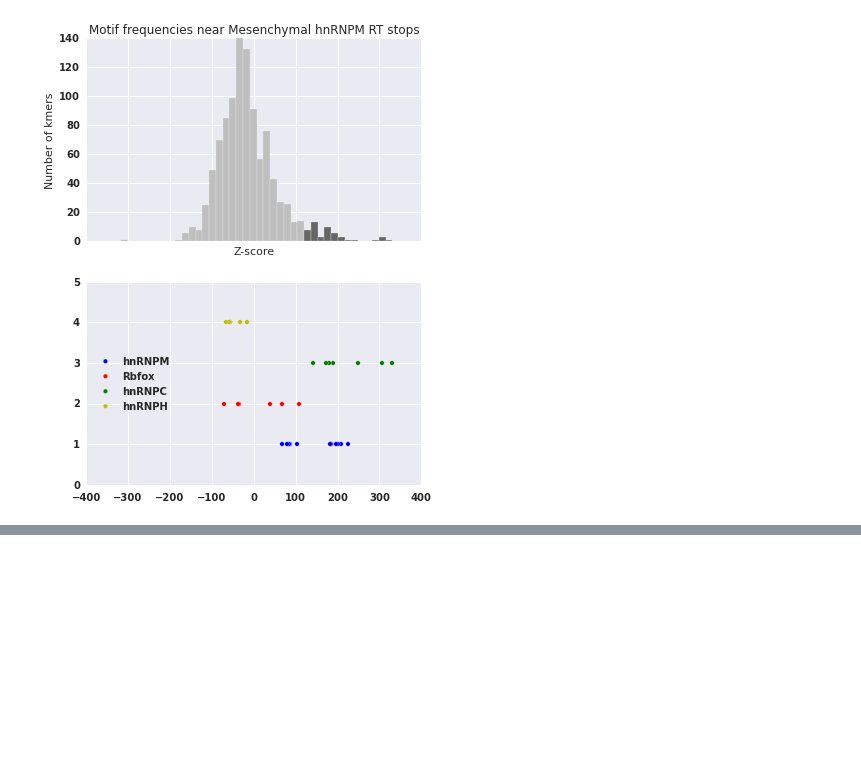
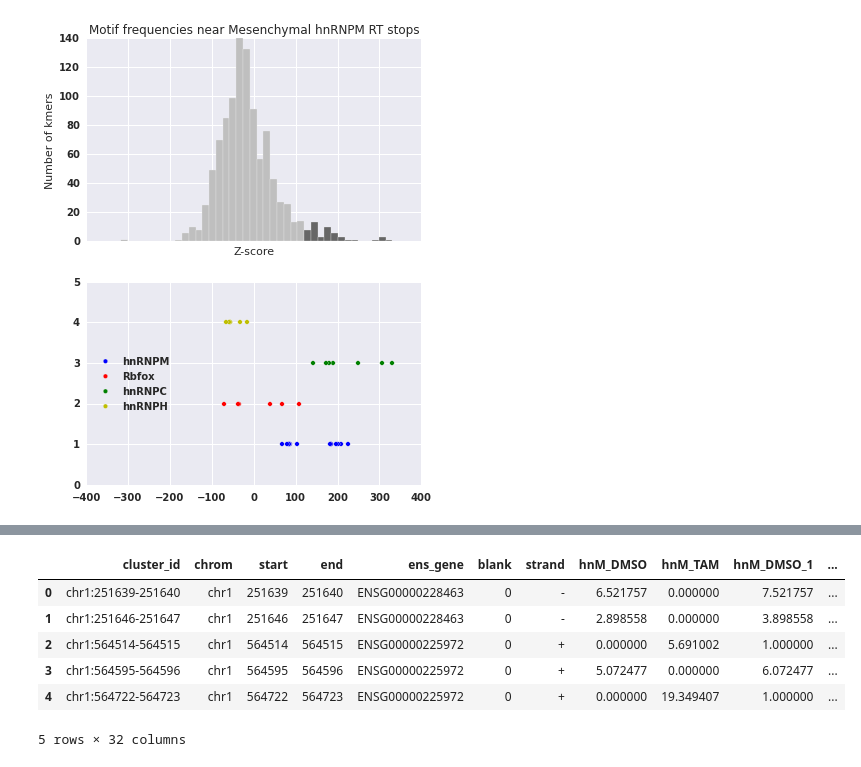
Before and after one commit to seharvey2012/programmatic_analysis, a Jupyter notebook: getting_clipper_to_work/clipper_runs_working_with_individual_rt_stops/motif_analysis_individual_RT_stops.ipynb, the cells around one changed output, grey strips where cells are left out. Saved outputs shown, nothing was run; the diff lists cells and outputs as text; code cells hidden in the pictures; blank space fills up the shorter version.

Commit message:
Major changes to motif analysis file including meme stuff

```diff
--- a/getting_clipper_to_work/clipper_runs_working_with_individual_rt_stops/motif_analysis_individual_RT_stops.ipynb
+++ b/getting_clipper_to_work/clipper_runs_working_with_individual_rt_stops/motif_analysis_individual_RT_stops.ipynb
@@ -384,0 +401,5 @@ dmso_rt_combined_freq_black_pentamers = dmso_rt_combined_freq.loc[dmso_rt_combin
+# %%
+#Try the meme analysis - but limit to only the top binding sites
+#We want to make sure we have normalized the binding based on gene expression though
+#bring in the master dataframe from the individual RT stops analysis
+master_df = pd.read_csv('hnM_DMSO_TAM_master_dataframe_gene_expression_normalized',sep='\t')
@@ -384,0 +497,10 @@ dmso_rt_combined_freq_black_pentamers = dmso_rt_combined_freq.loc[dmso_rt_combin
+# %%
+master_df.head()
+# %% [output]
+|  | cluster_id | chrom | start | end | ens_gene | blank | strand | hnM_DMSO | hnM_TAM | hnM_DMSO_1 | ... |
+| 0 | chr1:251639-251640 | chr1 | 251639 | 251640 | ENSG00000228463 | 0 | - | 6.521757 | 0.000000 | 7.521757 | ... |
+| 1 | chr1:251646-251647 | chr1 | 251646 | 251647 | ENSG00000228463 | 0 | - | 2.898558 | 0.000000 | 3.898558 | ... |
+| 2 | chr1:564514-564515 | chr1 | 564514 | 564515 | ENSG00000225972 | 0 | + | 0.000000 | 5.691002 | 1.000000 | ... |
+| 3 | chr1:564595-564596 | chr1 | 564595 | 564596 | ENSG00000225972 | 0 | + | 5.072477 | 0.000000 | 6.072477 | ... |
+| 4 | chr1:564722-564723 | chr1 | 564722 | 564723 | ENSG00000225972 | 0 | + | 0.000000 | 19.349407 | 1.000000 | ... |
+5 rows × 32 columns
```
Also changed, not shown: parts of 8 cells of this notebook, 5 other files.
